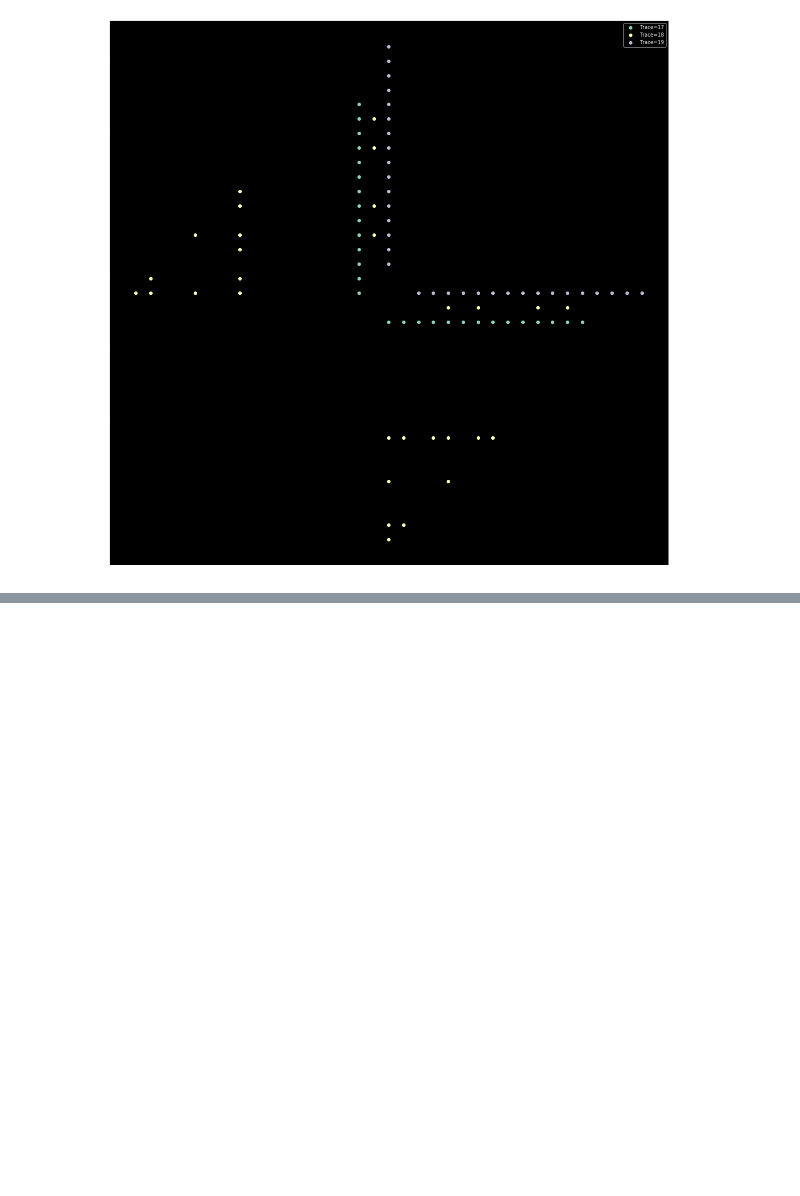
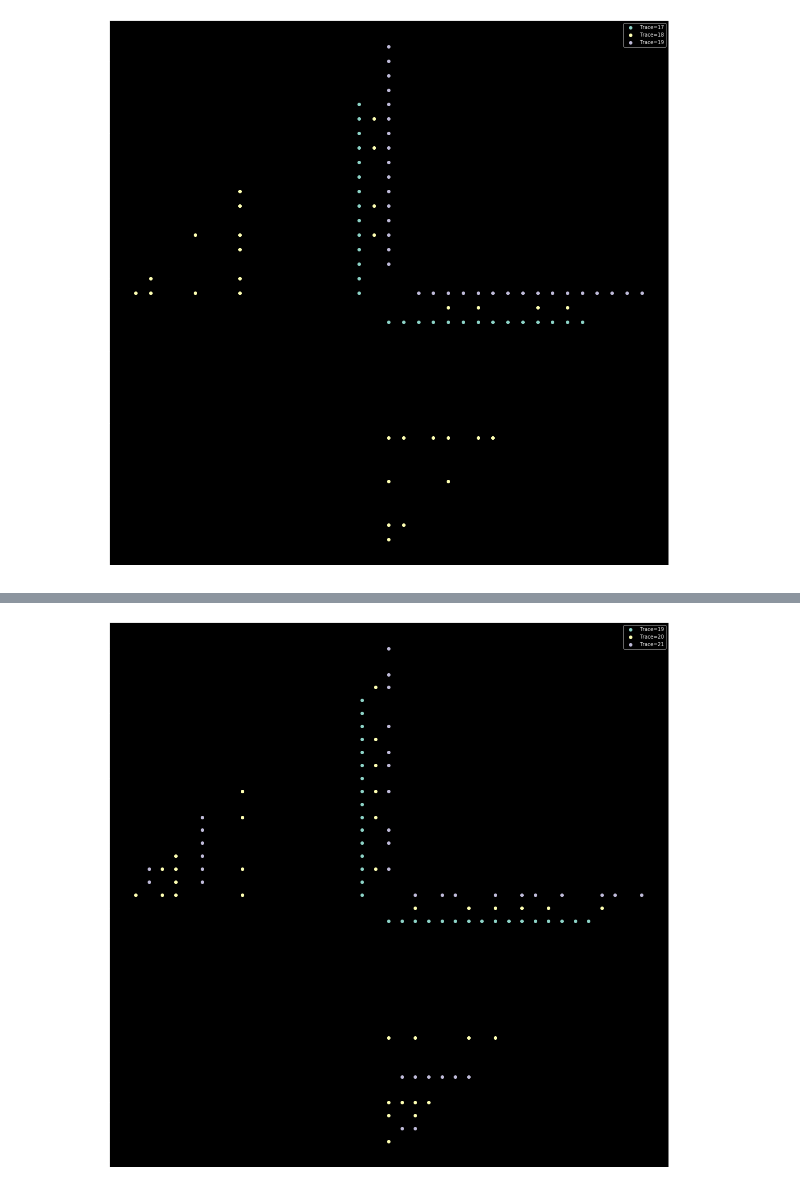
Before and after one commit to tcosmo/groupeModulaire, a Jupyter notebook: Visu.ipynb, the cells around one changed output, grey strips where cells are left out. Drawn from its saved outputs; the diff is of its cells as text; code cells hidden in the pictures; blank space fills up the shorter version.

```diff
--- a/Visu.ipynb
+++ b/Visu.ipynb
@@ -118,0 +130,11 @@ plt.show()
+# %%
+plt.figure(figsize=(20,20))
+n = 19
+for i in range(n,n+3):
+    coords = get_coords_with_trace(coord_and_trace,i)
+    plt.scatter(coords[:,0], coords[:, 1], label="Trace={}".format(i))
+plt.legend()
+plt.savefig("multiTrace3.png")
+plt.show()
+# %% [output]
+[figure, added]
```
Also changed, not shown: parts of 2 cells of this notebook, 4 other files.
